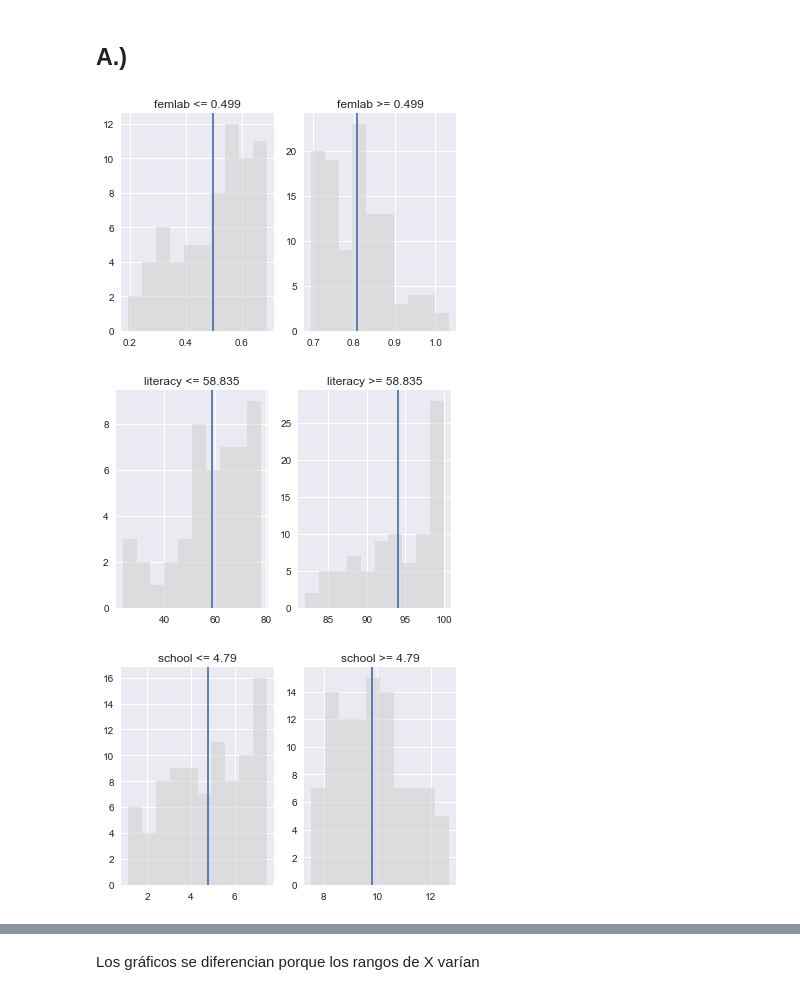
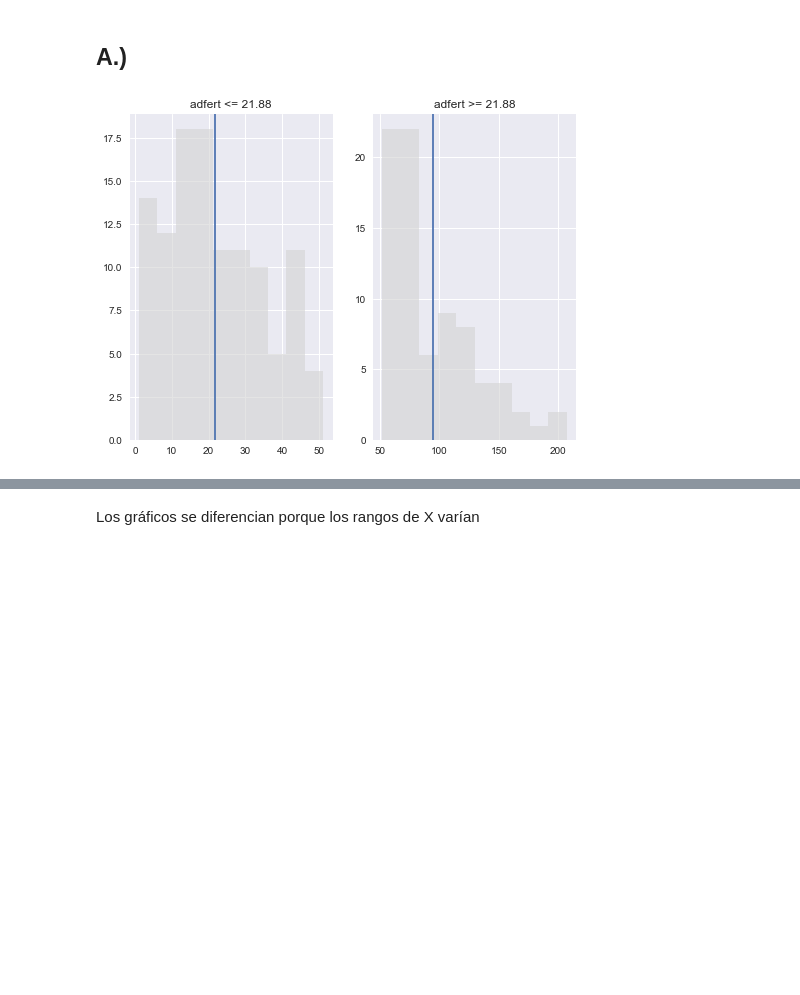
Before and after one commit to lporras/data-science-desafio, a Jupyter notebook: 2-modulo-fundamentos-data-science/hipótesis_y_correlación/desafios/graficos_y_correlacion/Desafio 2526 Gráficos y Correlación.ipynb, the cells around one changed output, grey strips where cells are left out. Cells and saved outputs as stored; diff of their text form; code cells hidden in the pictures; blank space fills up the shorter version.

```diff
--- a/2-modulo-fundamentos-data-science/hipótesis_y_correlación/desafios/graficos_y_correlacion/Desafio 2526 Gráficos y Correlación.ipynb
+++ b/2-modulo-fundamentos-data-science/hipótesis_y_correlación/desafios/graficos_y_correlacion/Desafio 2526 Gráficos y Correlación.ipynb
@@ -70,30 +70,28 @@ A  continuación se  presenta una  serie de  gráficos construídos con matplotl
 # %%
 def binarize_histogram(dataframe, variable):
     tmp = dataframe
     binarize_col = f"binarize_{variable}"
     tmp[binarize_col] = np.where(tmp[variable] > np.mean(tmp[variable]),
                                               1,
                                               0)
     hist_1 = tmp[tmp[binarize_col] == 1][variable].dropna()
     hist_0 = tmp[tmp[binarize_col] == 0][variable].dropna()
     plt.subplot(1, 2, 1)
     plt.hist(hist_0, alpha=.6, color='lightgrey')
     plt.axvline(np.mean(hist_0))
     plt.title("{0} <= {1}".format(variable, round(np.mean(hist_0), 3)))
     plt.subplot(1, 2, 2)
     plt.hist(hist_1, alpha=.6, color='lightgrey')
     plt.axvline(np.mean(hist_1))
     plt.title("{0} >= {1}".format(variable, round(np.mean(hist_0), 3)))
     plt.show()
 
-binarize_histogram(df, 'a')
-binarize_histogram(df, 'femlab')
-binarize_histogram(df, 'literacy')
-binarize_histogram(df, 'school')
+binarize_histogram(df, 'adfert')
+#binarize_histogram(df, 'femlab')
+#binarize_histogram(df, 'literacy')
+#binarize_histogram(df, 'school')
 # %% [output]
-[figure, old version]
+[figure, new version]
-[figure, removed]
-[figure, removed]
 # %%
 def vertical_mean_line(x, **kwargs):
     plt.axvline(x.mean(), **kwargs)
```
Also changed, not shown: parts of 15 cells of this notebook, 1 other file.
